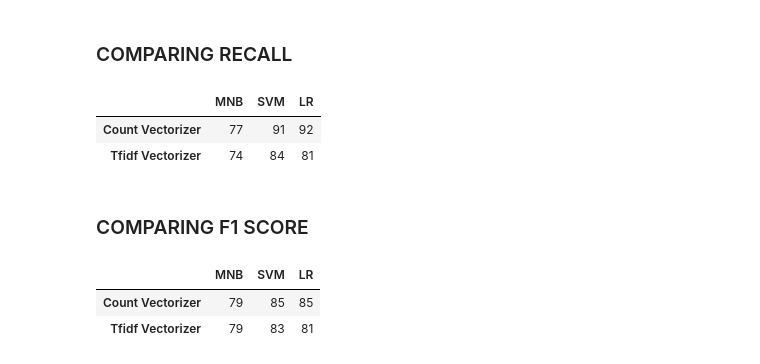
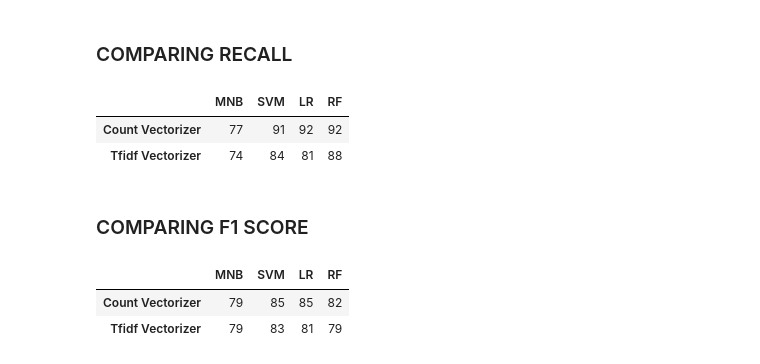
Before and after one commit to Davidelvis/Fake_Reviews_Detector_ML, a Jupyter notebook: Modelling.ipynb, the cells around one changed output. Drawn from its saved outputs; the diff is of its cells as text; code cells hidden in the pictures.

```diff
--- a/Modelling.ipynb
+++ b/Modelling.ipynb
@@ -173,0 +194,12 @@ display.plot()
+# %%
+#IMPLEMENTING AND RUNNNING LR MODEL - COUNT
+rf1 = RandomForestClassifier(random_state=42, n_jobs=-1, max_depth=5,
+                                       n_estimators=100, oob_score=True)
+rf1.fit(train_c, y_train)
+prediction = rf1.predict(test_c)
+# %%
+#EVALUATION
+rf_a1 = accuracy_score(y_test, prediction)*100
+rf_p1 = precision_score(y_test, prediction)* 100
+rf_r1 = recall_score(y_test, prediction)*100
+rf_f11 = f1_score(y_test, prediction)*100
@@ -210,0 +254,11 @@ display.plot()
+# %%
+#IMPLEMENTING AND RUNNNING RF MODEL - COUNT,
+rf2 = RandomForestClassifier(random_state=42, max_depth=5, min_samples_leaf=10, n_estimators=10, n_jobs=-1)
+rf2.fit(train_tf, y_train)
+prediction = rf2.predict(test_tf)
+# %%
+#EVALUATION
+rf_a2 = accuracy_score(y_test, prediction)*100
+rf_p2 = precision_score(y_test, prediction)* 100
+rf_r2 = recall_score(y_test, prediction)*100
+rf_f12 = f1_score(y_test, prediction)*100
@@ -283,27 +348,30 @@ mp
 # %%
 model_recall={'MNB': [round(mnb_r1), round(mnb_r2)],
                 'SVM': [round(svm_r1), round(svm_r2)],
-                'LR': [round(lr_r1), round(lr_r2)]
+                'LR': [round(lr_r1), round(lr_r2)],
+                'RF': [round(rf_r1), round(rf_r2)]
                }
-mr = pd.DataFrame(model_recall, columns = ['MNB','SVM','LR'], index=['Count Vectorizer','Tfidf Vectorizer'])
+mr = pd.DataFrame(model_recall, columns = ['MNB','SVM','LR','RF'], index=['Count Vectorizer','Tfidf Vectorizer'])
 mr
 # %% [output]
-|  | MNB | SVM | LR |
-| Count Vectorizer | 77 | 91 | 92 |
-| Tfidf Vectorizer | 74 | 84 | 81 |
+|  | MNB | SVM | LR | RF |
+| Count Vectorizer | 77 | 91 | 92 | 92 |
+| Tfidf Vectorizer | 74 | 84 | 81 | 88 |
 # %% [markdown]
 ### COMPARING F1 SCORE
 # %%
 model_f1={'MNB': [round(mnb_f11), round(mnb_f12)],
                 'SVM': [round(svm_f11), round(svm_f12)],
-                'LR': [round(lr_f11), round(lr_f12)]
+                'LR': [round(lr_f11), round(lr_f12)],
+                'RF': [round(rf_f11), round(rf_f12)]
+
                }
-mf1 = pd.DataFrame(model_f1, columns = ['MNB','SVM','LR'], index=['Count Vectorizer','Tfidf Vectorizer'])
+mf1 = pd.DataFrame(model_f1, columns = ['MNB','SVM','LR','RF'], index=['Count Vectorizer','Tfidf Vectorizer'])
 mf1
 # %% [output]
-|  | MNB | SVM | LR |
-| Count Vectorizer | 79 | 85 | 85 |
-| Tfidf Vectorizer | 79 | 83 | 81 |
+|  | MNB | SVM | LR | RF |
+| Count Vectorizer | 79 | 85 | 85 | 82 |
+| Tfidf Vectorizer | 79 | 83 | 81 | 79 |
 # %%
 #SAVING THE BEST MODEL WITH ITS RESPECTIVE VECTORIZER
 pickle.dump(lr1, open('Models/best_model.pkl', 'wb'))
```
Also changed, not shown: parts of 15 cells of this notebook, 10 other files.
